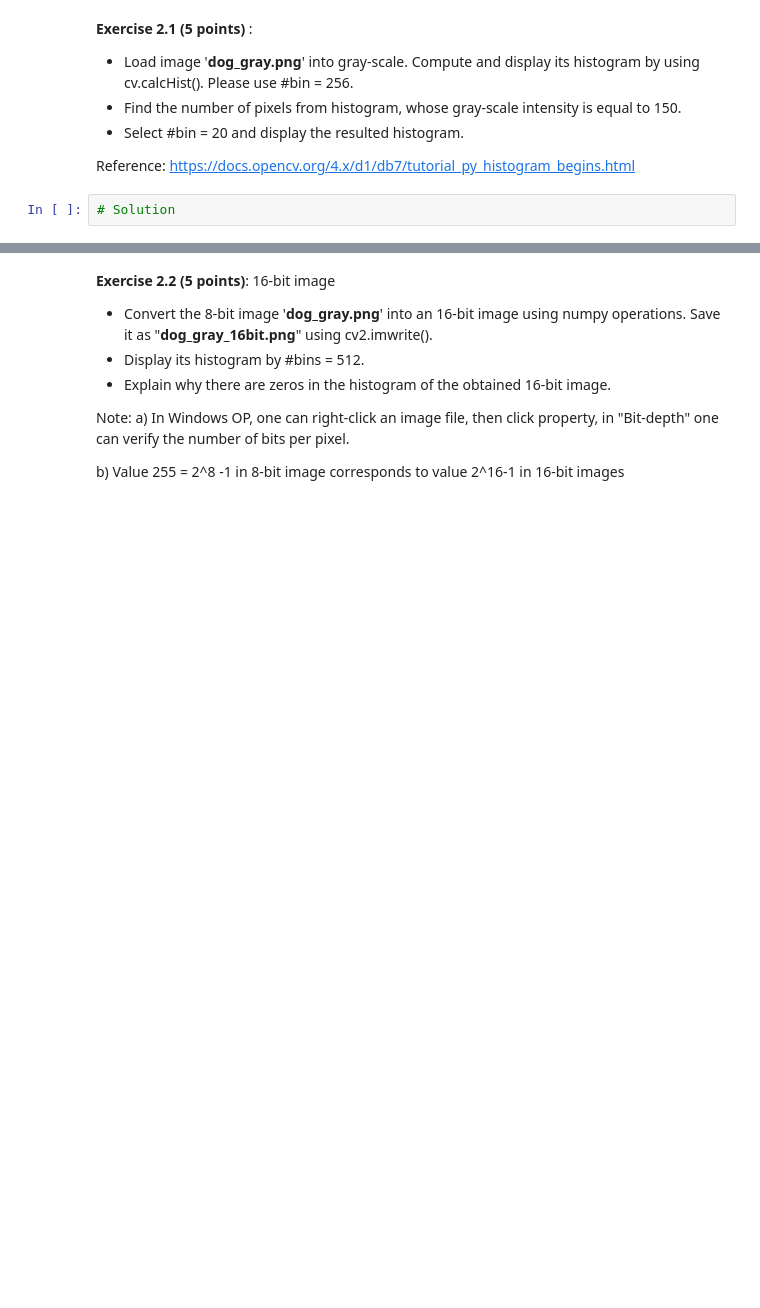
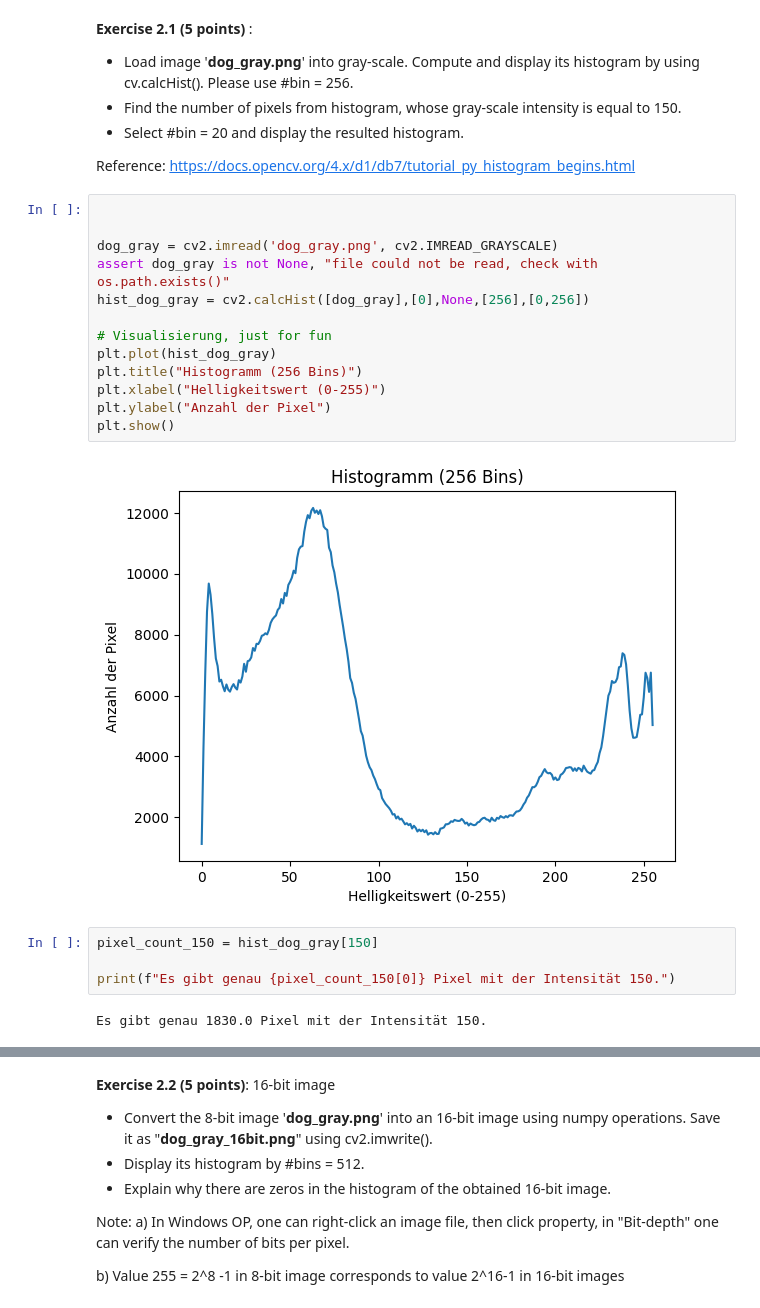
Before and after one commit to Ambos14/ComputerVision26, a Jupyter notebook: Praktikum 1/L02.ipynb, the cells around one changed output, grey strips where cells are left out. Cells and saved outputs as stored; diff of their text form; blank space fills up the shorter version.

```diff
--- a/Praktikum 1/L02.ipynb
+++ b/Praktikum 1/L02.ipynb
@@ -135,5 +135,24 @@ plt.show()
 - Select #bin = 20 and display the resulted histogram.
 
 Reference: https://docs.opencv.org/4.x/d1/db7/tutorial_py_histogram_begins.html
-# %%
-# Solution
+# %%
+
+
+dog_gray = cv2.imread('dog_gray.png', cv2.IMREAD_GRAYSCALE)
+assert dog_gray is not None, "file could not be read, check with os.path.exists()"
+hist_dog_gray = cv2.calcHist([dog_gray],[0],None,[256],[0,256])
+
+# Visualisierung, just for fun
+plt.plot(hist_dog_gray)
+plt.title("Histogramm (256 Bins)")
+plt.xlabel("Helligkeitswert (0-255)")
+plt.ylabel("Anzahl der Pixel")
+plt.show()
+# %% [output]
+[figure, added]
+# %%
+pixel_count_150 = hist_dog_gray[150]
+
+print(f"Es gibt genau {pixel_count_150[0]} Pixel mit der Intensität 150.")
+# %% [output]
+Es gibt genau 1830.0 Pixel mit der Intensität 150.
```
Also changed, not shown: parts of 1 cell of this notebook.
